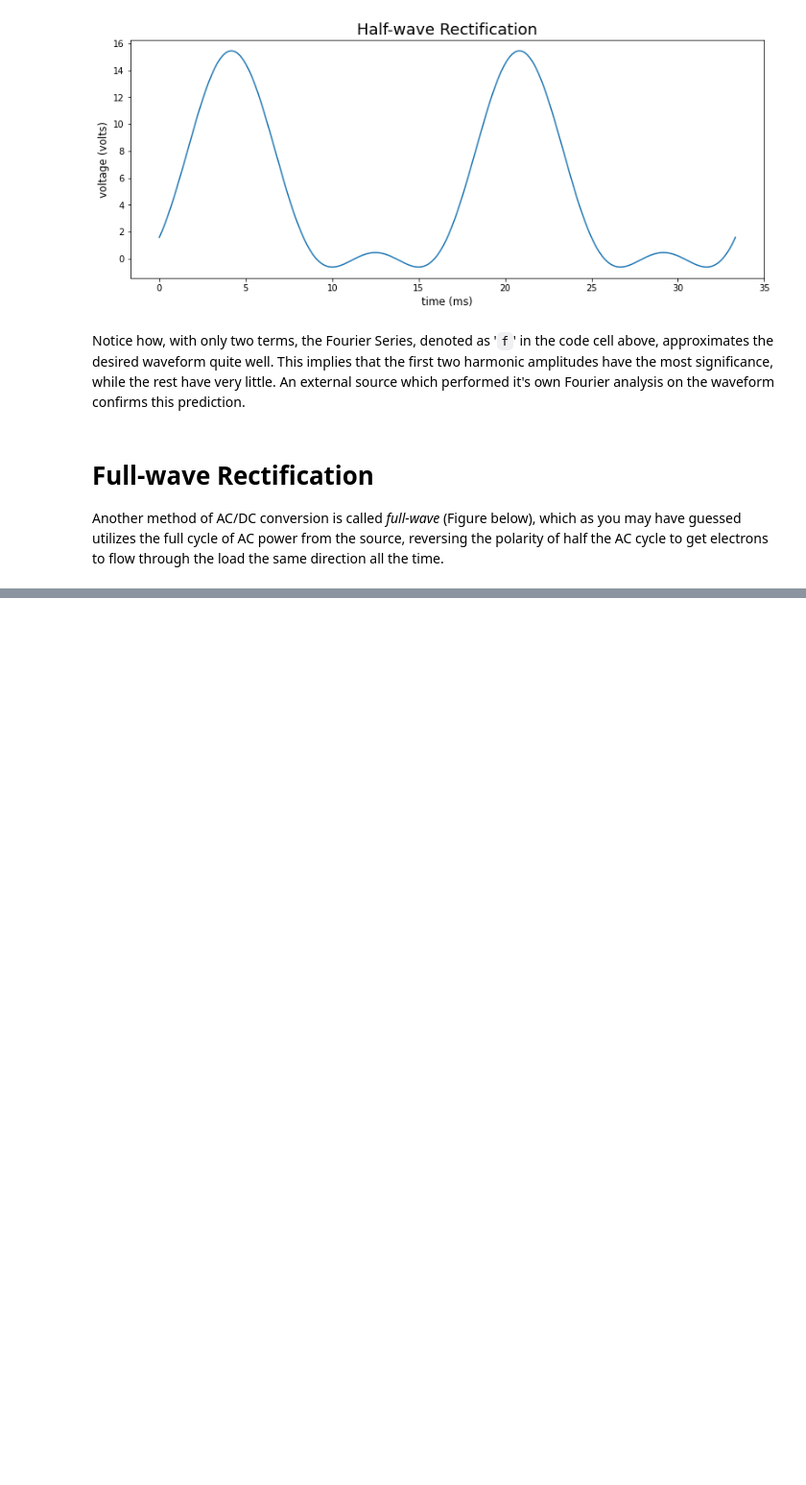
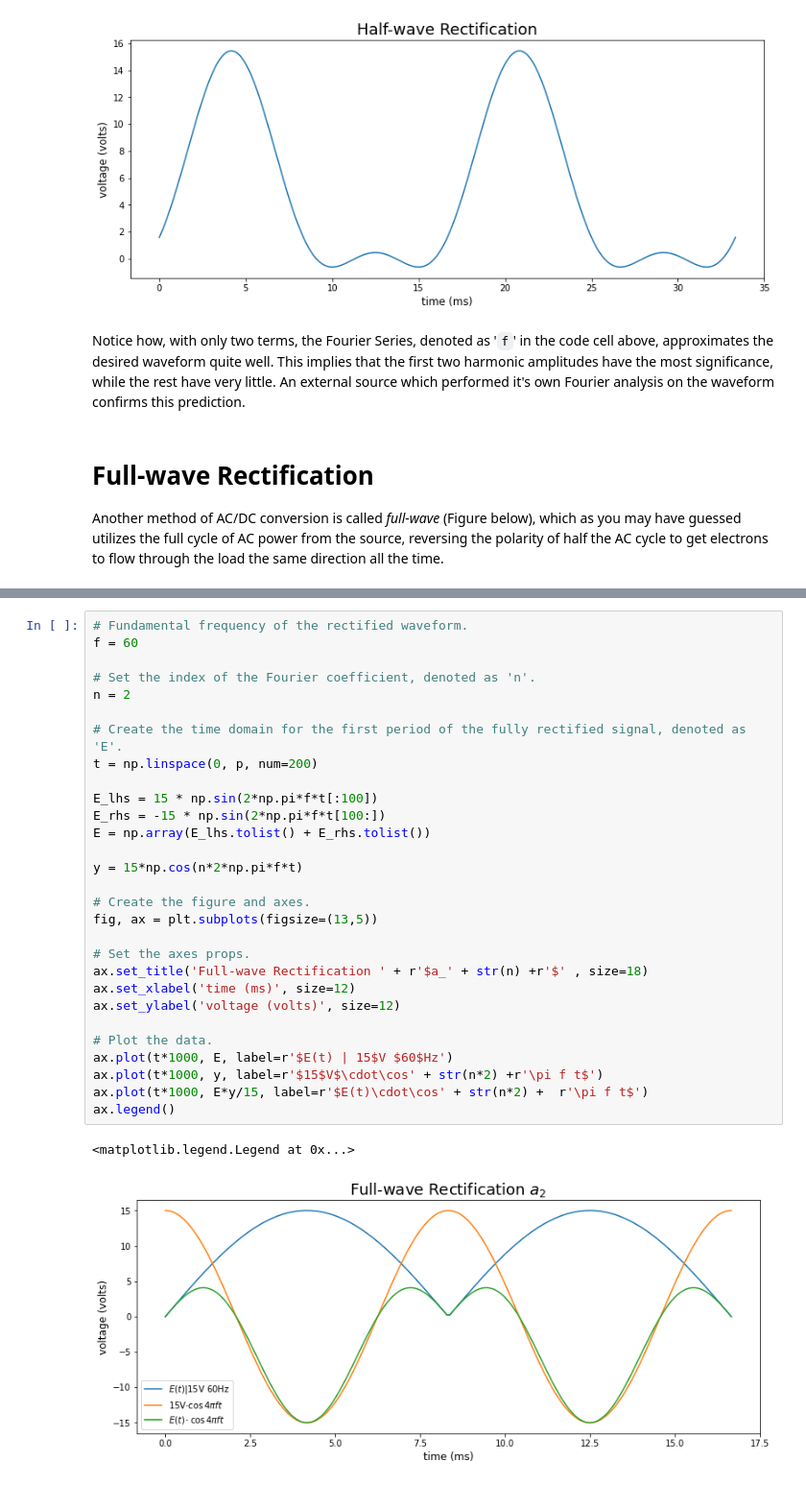
Before and after one commit to jordandll/CircuitTheory-Jupyter, a Jupyter notebook: AlternatingCurrent/Mixed-Frequency/OtherWaveshapes.ipynb, the cells around one changed output, grey strips where cells are left out. Shown: that part at 96% size. Drawn from its saved outputs; the diff is of its cells as text; blank space fills up the shorter version.

```diff
--- a/AlternatingCurrent/Mixed-Frequency/OtherWaveshapes.ipynb
+++ b/AlternatingCurrent/Mixed-Frequency/OtherWaveshapes.ipynb
@@ -411,0 +389,32 @@ $$b_2 = \frac{30}{L}(0 - 0) = 0 $$
+# %%
+# Fundamental frequency of the rectified waveform.
+f = 60
+
+# Set the index of the Fourier coefficient, denoted as 'n'.
+n = 2
+
+# Create the time domain for the first period of the fully rectified signal, denoted as 'E'.
+t = np.linspace(0, p, num=200)
+
+E_lhs = 15 * np.sin(2*np.pi*f*t[:100])
+E_rhs = -15 * np.sin(2*np.pi*f*t[100:])
+E = np.array(E_lhs.tolist() + E_rhs.tolist())
+
+y = 15*np.cos(n*2*np.pi*f*t)
+
+# Create the figure and axes.
+fig, ax = plt.subplots(figsize=(13,5))
+
+# Set the axes props.
+ax.set_title('Full-wave Rectification ' + r'$a_' + str(n) +r'$' , size=18)
+ax.set_xlabel('time (ms)', size=12)
+ax.set_ylabel('voltage (volts)', size=12)
+
+# Plot the data.
+ax.plot(t*1000, E, label=r'$E(t) | 15$V $60$Hz')
+ax.plot(t*1000, y, label=r'$15$V$\cdot\cos' + str(n*2) +r'\pi f t$')
+ax.plot(t*1000, E*y/15, label=r'$E(t)\cdot\cos' + str(n*2) +  r'\pi f t$')
+ax.legend()
+# %% [output]
+<matplotlib.legend.Legend at 0x...>
+[figure, added]
```
Also changed, not shown: parts of 127 cells of this notebook, 6 other files.
